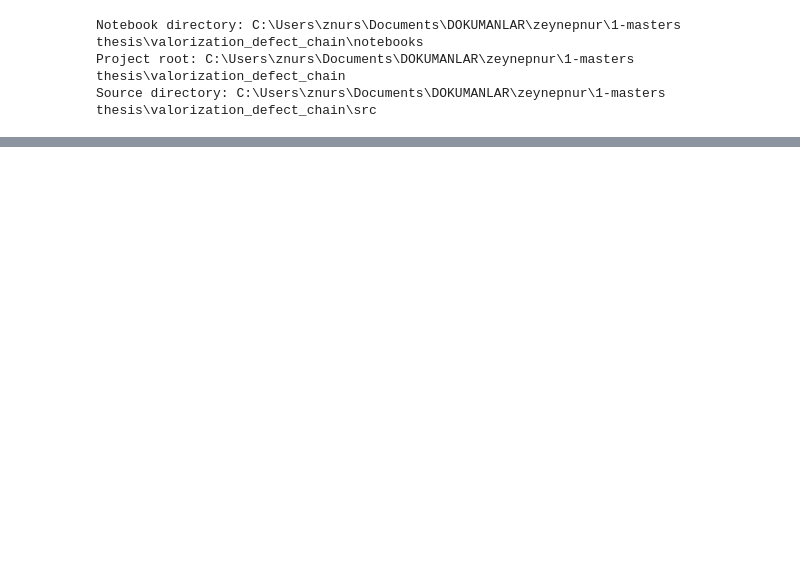
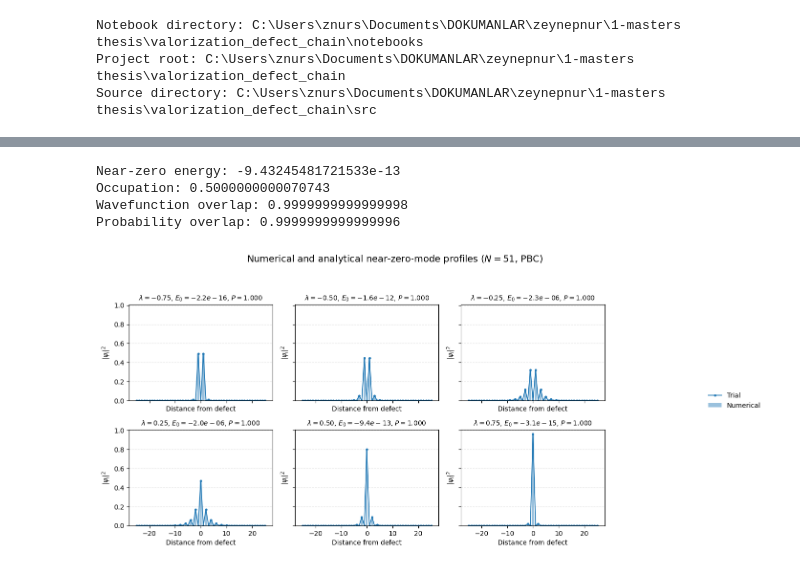
Before and after one commit to zeynepnursahinel/valorization-defect-chain, a Jupyter notebook: notebooks/Defect_Chain_Notebook.ipynb, the cells around one changed output, grey strips where cells are left out. Saved outputs shown, nothing was run; the diff lists cells and outputs as text; code cells hidden in the pictures; blank space fills up the shorter version.

```diff
--- a/notebooks/Defect_Chain_Notebook.ipynb
+++ b/notebooks/Defect_Chain_Notebook.ipynb
@@ -52,0 +59,19 @@ ModuleNotFoundError: No module named 'plotting_defect'
+# %%
+N = 51
+BETA = 30.0
+PERIODIC = True
+
+LAMBDA_TEST = 0.5
+
+LAMBDA_VALUES = np.linspace(
+    -0.95,
+    0.95,
+    301,
+)
+
+SELECTED_PAIRS = [
+    (0, 1),
+    (1, 2),
+    (12, 13),
+    (24, 25),
+]
@@ -52,0 +105,41 @@ ModuleNotFoundError: No module named 'plotting_defect'
+# %%
+mode_result = compare_trial_and_numerical_mode(
+    N=N,
+    lam=LAMBDA_TEST,
+    beta=BETA,
+    periodic=PERIODIC,
+)
+
+print("Near-zero energy:", mode_result["energy"])
+print("Occupation:", mode_result["occupation"])
+print("Wavefunction overlap:", mode_result["wave_overlap"])
+print(
+    "Probability overlap:",
+    mode_result["probability_overlap"],
+)
+# %% [output]
+Near-zero energy: -9.43245481721533e-13
+Occupation: 0.5000000000070743
+Wavefunction overlap: 0.9999999999999998
+Probability overlap: 0.9999999999999996
+# %%
+zero_mode_results = (
+    plot_trial_vs_numerical_zero_mode(
+        N=N,
+        beta=BETA,
+        lambda_values=[
+            -0.75,
+            -0.50,
+            -0.25,
+            0.25,
+            0.50,
+            0.75,
+        ],
+        periodic=PERIODIC,
+        centered=True,
+        center_site=0,
+        savepath="near_zero_mode_profiles.pdf",
+    )
+)
+# %% [output]
+[figure, added]
```
Also changed, not shown: parts of 11 cells of this notebook, 3 other files.
